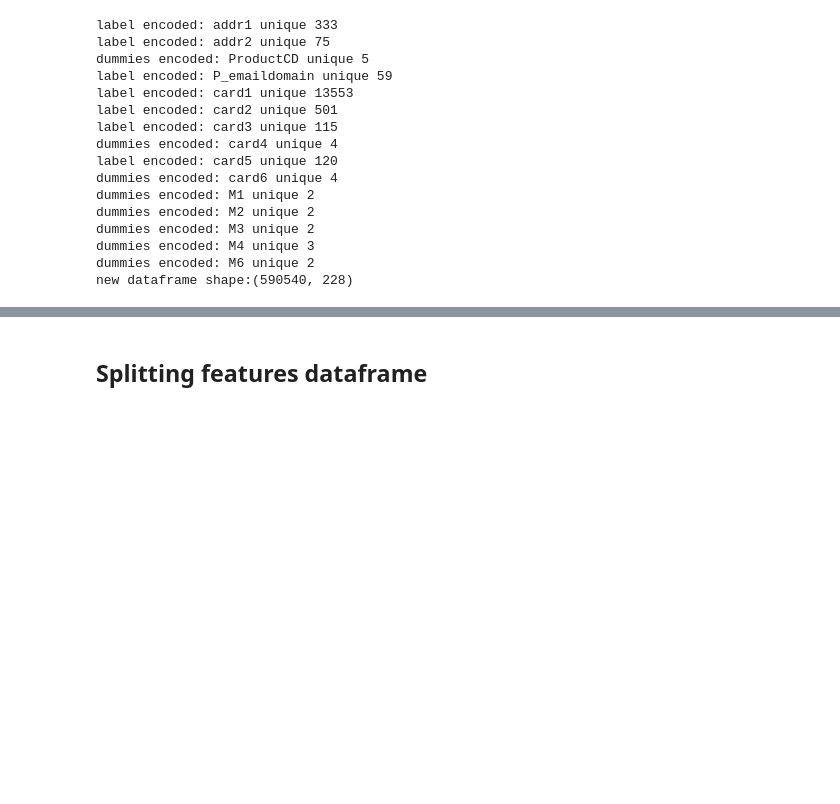
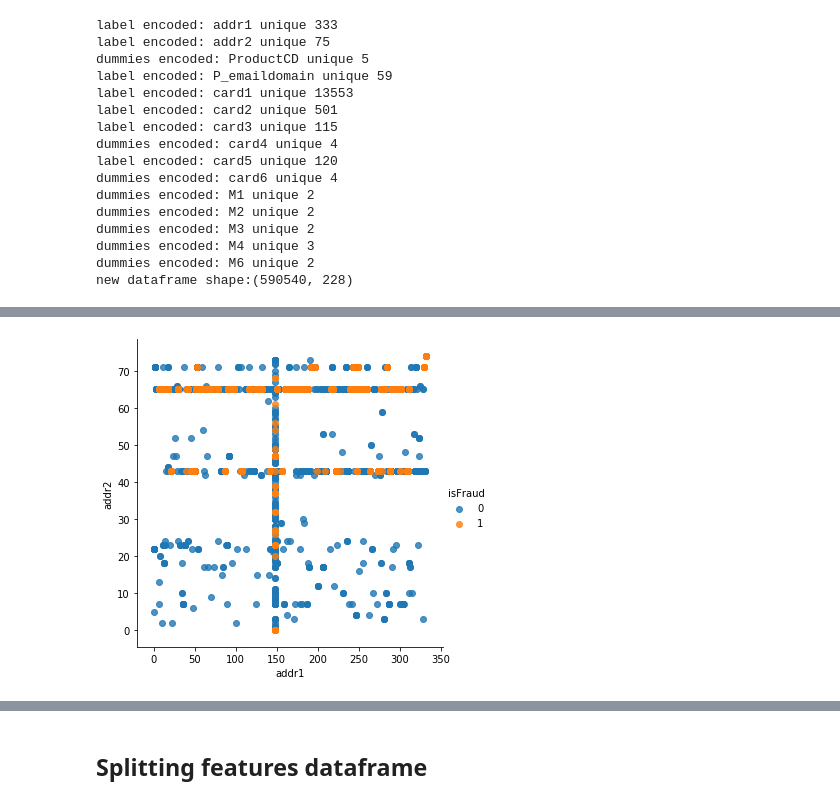
Before and after one commit to kirahman2/fraud_detection, a Jupyter notebook: Fraud Detection EDA.ipynb, the cells around one changed output, grey strips where cells are left out. Cells and saved outputs as stored; diff of their text form; code cells hidden in the pictures; blank space fills up the shorter version.

```diff
--- a/Fraud Detection EDA.ipynb
+++ b/Fraud Detection EDA.ipynb
@@ -239,0 +269,13 @@ new dataframe shape:(590540, 228)
+# %%
+# NEXT, go through regplot eda with randy.
+sns.lmplot(x='addr1', y='addr2', data=df_features,
+           fit_reg=False, hue='isFraud')
+plt.show()
+# if we can take addr1 and addr2 and bin them, we can create a more highly correlated variables..
+# right now we have too many categorical variables for addr1. Lets look at addr1 150 and see fraud counts...
+# we know that PCA is necessary and it's going to pick up what's important anyway so right now we need
+# to leverage the features that PCA will eventually drop and see if we can create better features all together
+# I think there is a lot more valuable info to be found in the addresses. The question is, what is really the
+# impact of binning?
+# %% [output]
+[figure, added]
```
Also changed, not shown: parts of 35 cells of this notebook.
